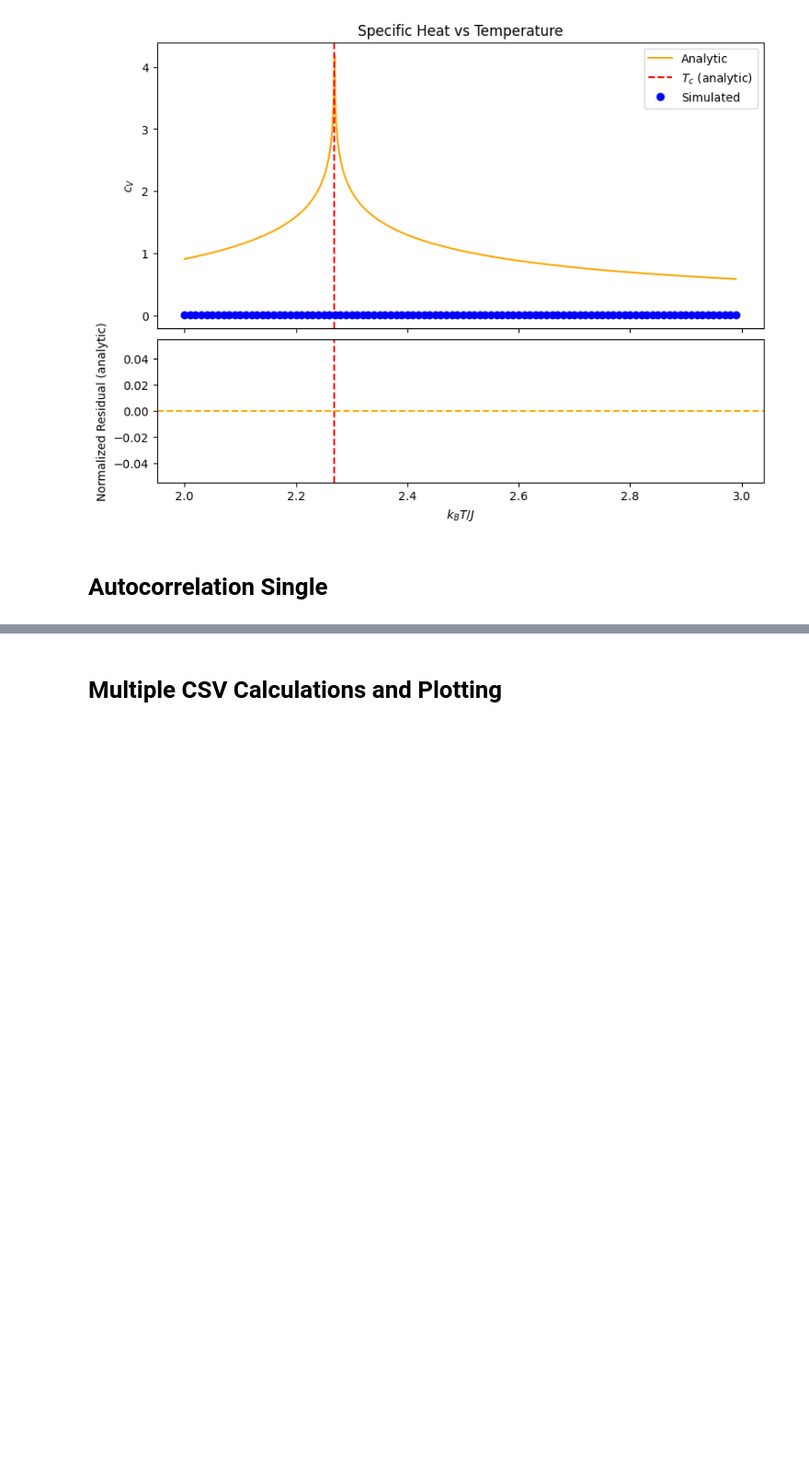
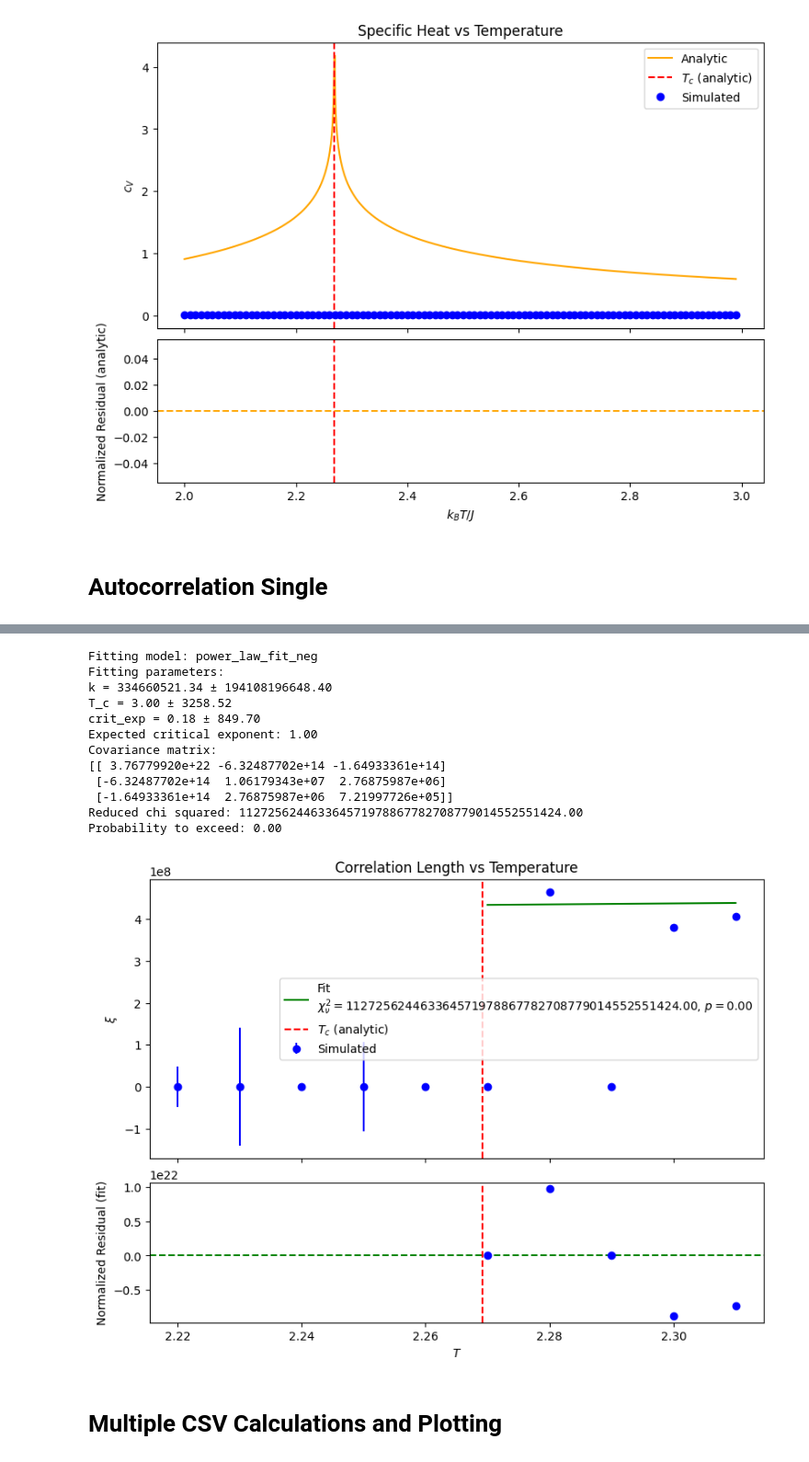
Before and after one commit to DarkLordProgrammer/ising, a Jupyter notebook: ising_plot_wyatt.ipynb, the cells around one changed output, grey strips where cells are left out. Shown at 92% size. Drawn from its saved outputs; the diff is of its cells as text; code cells hidden in the pictures; blank space fills up the shorter version.

```diff
--- a/ising_plot_wyatt.ipynb
+++ b/ising_plot_wyatt.ipynb
@@ -524,3 +459,19 @@ Probability to exceed: 0.38
+# %%
+create_plot(X=T_selected, X_symbol='T', X_name='Temperature', X_c = T_c_analytic, X_c_symbol='T', Y_mean = xi_mean, Y_std = xi_std, Y_symbol=r'\xi', Y_name='Correlation Length', log_plot=False, expected_crit_exp=1.0, fitting_model=power_law_fit_neg)
+# %% [output]
+Fitting model: power_law_fit_neg
+Fitting parameters:
+k = 334660521.34 ± 194108196648.40
+T_c = 3.00 ± 3258.52
+crit_exp = 0.18 ± 849.70
+Expected critical exponent: 1.00
+Covariance matrix:
+[[ 3.76779920e+22 -6.32487702e+14 -1.64933361e+14]
+ [-6.32487702e+14  1.06179343e+07  2.76875987e+06]
+ [-1.64933361e+14  2.76875987e+06  7.21997726e+05]]
+Reduced chi squared: 112725624463364571978867782708779014552551424.00
+Probability to exceed: 0.00
+[figure, added]
 # %% [markdown]
 # Multiple CSV Calculations and Plotting
 # %% [markdown]
```
Also changed, not shown: parts of 13 cells of this notebook.
